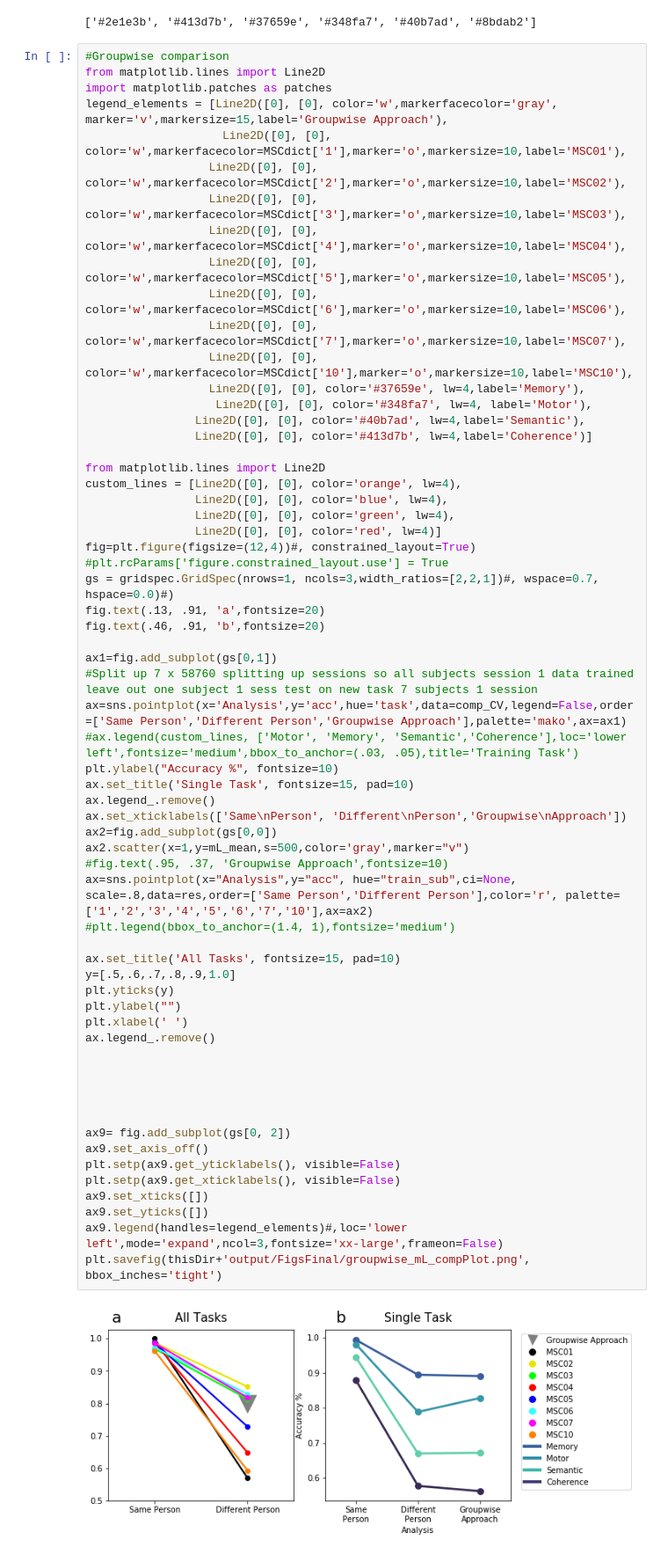
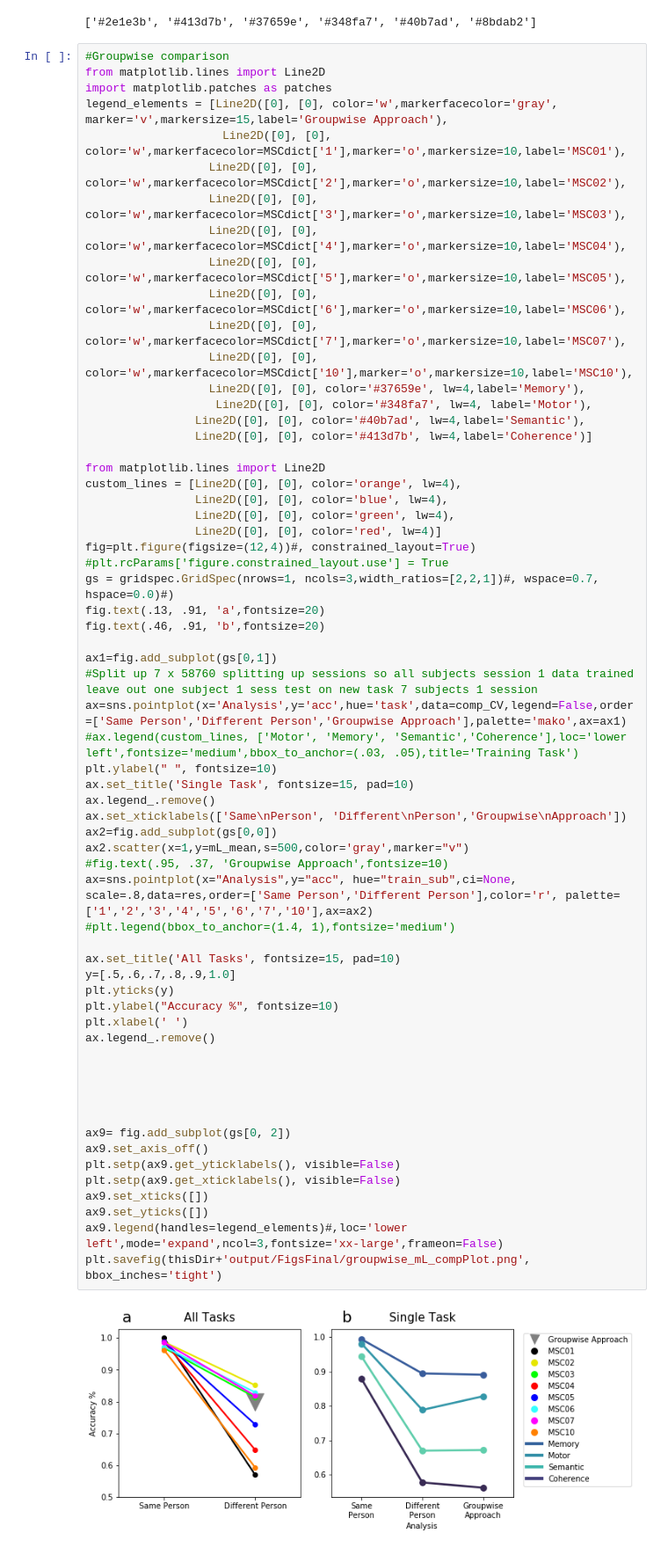
Before and after one commit to GrattonLab/MSC_Alexis, a Jupyter notebook: analysis/code/mL_rsfMRI/Figures/FinalFigures.ipynb, the cells around one changed output. Shown: that part at 88% size. Cells and saved outputs as stored; diff of their text form.

```diff
--- a/analysis/code/mL_rsfMRI/Figures/FinalFigures.ipynb
+++ b/analysis/code/mL_rsfMRI/Figures/FinalFigures.ipynb
@@ -1841,37 +1841,37 @@ ax1=fig.add_subplot(gs[0,1])
 #Split up 7 x 58760 splitting up sessions so all subjects session 1 data trained leave out one subject 1 sess test on new task 7 subjects 1 session
 ax=sns.pointplot(x='Analysis',y='acc',hue='task',data=comp_CV,legend=False,order=['Same Person','Different Person','Groupwise Approach'],palette='mako',ax=ax1)
 #ax.legend(custom_lines, ['Motor', 'Memory', 'Semantic','Coherence'],loc='lower left',fontsize='medium',bbox_to_anchor=(.03, .05),title='Training Task')
-plt.ylabel("Accuracy %", fontsize=10)
+plt.ylabel(" ", fontsize=10)
 ax.set_title('Single Task', fontsize=15, pad=10)
 ax.legend_.remove()
 ax.set_xticklabels(['Same\nPerson', 'Different\nPerson','Groupwise\nApproach'])
 ax2=fig.add_subplot(gs[0,0])
 ax2.scatter(x=1,y=mL_mean,s=500,color='gray',marker="v")
 #fig.text(.95, .37, 'Groupwise Approach',fontsize=10)
 ax=sns.pointplot(x="Analysis",y="acc", hue="train_sub",ci=None, scale=.8,data=res,order=['Same Person','Different Person'],color='r', palette=['1','2','3','4','5','6','7','10'],ax=ax2)
 #plt.legend(bbox_to_anchor=(1.4, 1),fontsize='medium')
 
 ax.set_title('All Tasks', fontsize=15, pad=10)
 y=[.5,.6,.7,.8,.9,1.0]
 plt.yticks(y)
-plt.ylabel("")
+plt.ylabel("Accuracy %", fontsize=10)
 plt.xlabel(' ')
 ax.legend_.remove()
 
 
 
 
 
 ax9= fig.add_subplot(gs[0, 2])
 ax9.set_axis_off()
 plt.setp(ax9.get_yticklabels(), visible=False)
 plt.setp(ax9.get_xticklabels(), visible=False)
 ax9.set_xticks([])
 ax9.set_yticks([])
 ax9.legend(handles=legend_elements)#,loc='lower left',mode='expand',ncol=3,fontsize='xx-large',frameon=False)
 plt.savefig(thisDir+'output/FigsFinal/groupwise_mL_compPlot.png', bbox_inches='tight')
 # %% [output]
-[figure, old version]
+[figure, new version]
 # %%
 
 percentiles_CV_task=rand_DS.groupby(['feature','task']).agg({'same_sub': [p5, p95]})
```
Also changed, not shown: parts of 2 cells of this notebook, 4 other files.
